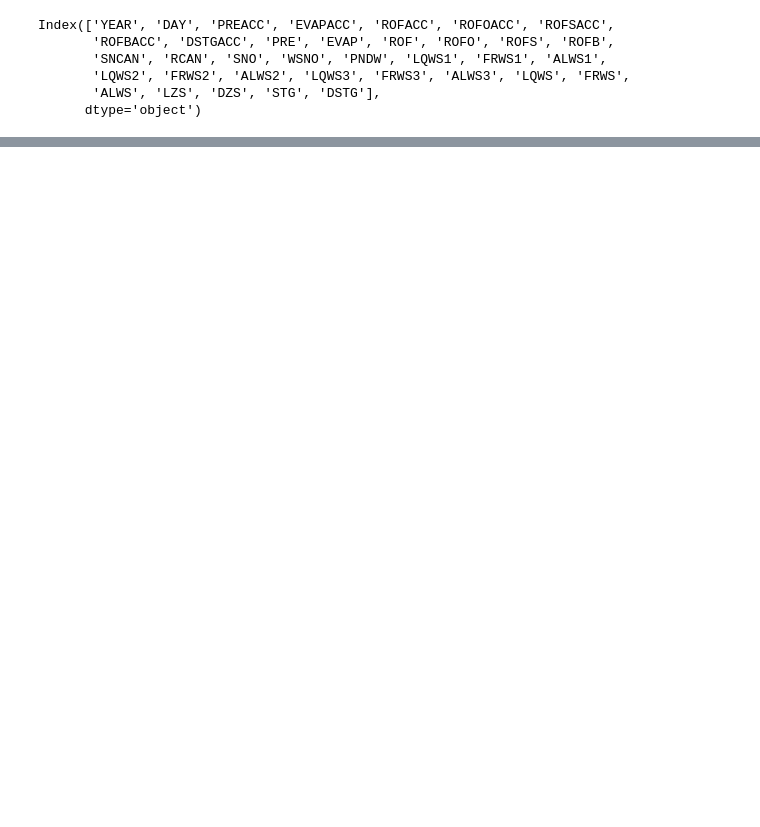
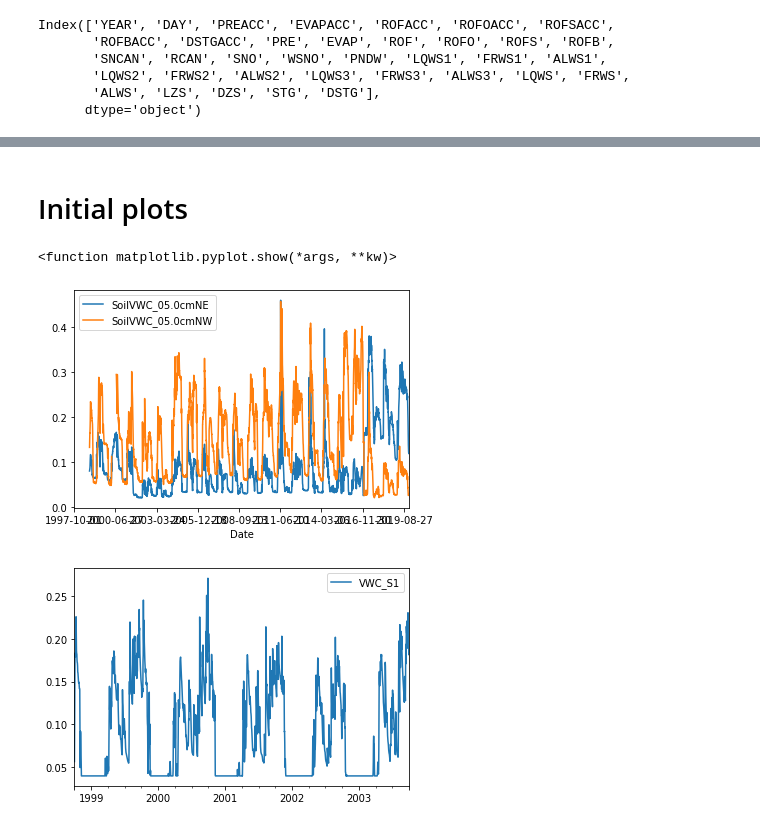
Before and after one commit to MESH-Model/MESH_Whitegull, a Jupyter notebook: Code/MESHPostProcess.ipynb, the cells around one changed output, grey strips where cells are left out. Saved outputs shown, nothing was run; the diff lists cells and outputs as text; code cells hidden in the pictures; blank space fills up the shorter version.

```diff
--- a/Code/MESHPostProcess.ipynb
+++ b/Code/MESHPostProcess.ipynb
@@ -123,0 +220,17 @@ from pandas.plotting import table
+# %%
+# Put all the observed VWC data in one dataframe
+import re
+
+for f in pathlistWC:
+    name = f
+    start = name.find('Soil')
+    end = name.find('11')-1
+    name = name[start:end]
+    vwcX = pd.read_csv(f, usecols=['Date', 'Value [Cubic meter per cubic meter]'], na_values=["---"])
+    vwcX.columns.values[1]=name
+    vwcX.index = vwcX["Date"]
+    vwcX = vwcX.drop(columns="Date")
+    vwc = pd.concat([vwc,vwcX.iloc[:,0]], axis=1)
+
+vwc['Date'] = vwc.index
+vwc
@@ -123,0 +252,8 @@ from pandas.plotting import table
+# %%
+# Calculate the average of the 2.5cm and 7.5cm measurements to use as the vwc for the first layer @ 5cm depth
+
+vwc["SoilVWC_05.0cmNE"] = vwc[["SoilVWC_02.5cmNE","SoilVWC_07.5cmNE"]].mean(axis=1)
+vwc["SoilVWC_05.0cmNW"] = vwc[["SoilVWC_02.5cmNW","SoilVWC_07.5cmNW"]].mean(axis=1)
+vwc
+
+# df['avg'] = df[['Monday', 'Tuesday']].mean(axis=1)
@@ -123,0 +277,10 @@ from pandas.plotting import table
+# %%
+# Create a new dataframe of just the LQWS values
+LQWS = WB[["LQWS1", "LQWS2", "LQWS3"]]
+# Units are in kg/m2
+LQWS.index = index
+LQWS.loc[:,"VWC_S1"] = LQWS["LQWS1"]/1000/0.1
+LQWS.loc[:,"VWC_S2"] = LQWS["LQWS2"]/1000/0.25
+LQWS.loc[:,"VWC_S3"] = LQWS["LQWS3"]/1000/3.75
+LQWS.loc[:,'Date'] = LQWS.index
+LQWS
@@ -123,0 +448,14 @@ from pandas.plotting import table
+# %% [markdown]
+# Initial plots
+# %%
+# Initial plots
+
+vwc.plot(kind='line', y=["SoilVWC_05.0cmNE", "SoilVWC_05.0cmNW"])
+LQWS.plot(kind='line', y="VWC_S1")
+plt.show
+
+# The method above is using the Pandas plotting function, not the pyplot functions.
+# %% [output]
+<function matplotlib.pyplot.show(*args, **kw)>
+[figure, added]
+[figure, added]
```
Also changed, not shown: parts of 28 cells of this notebook.
